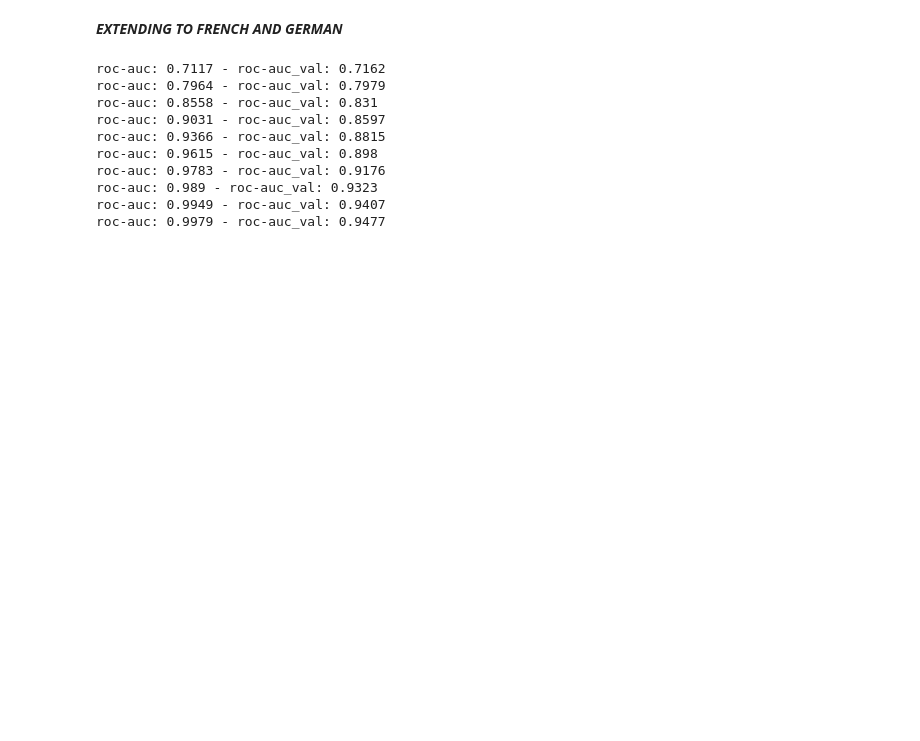
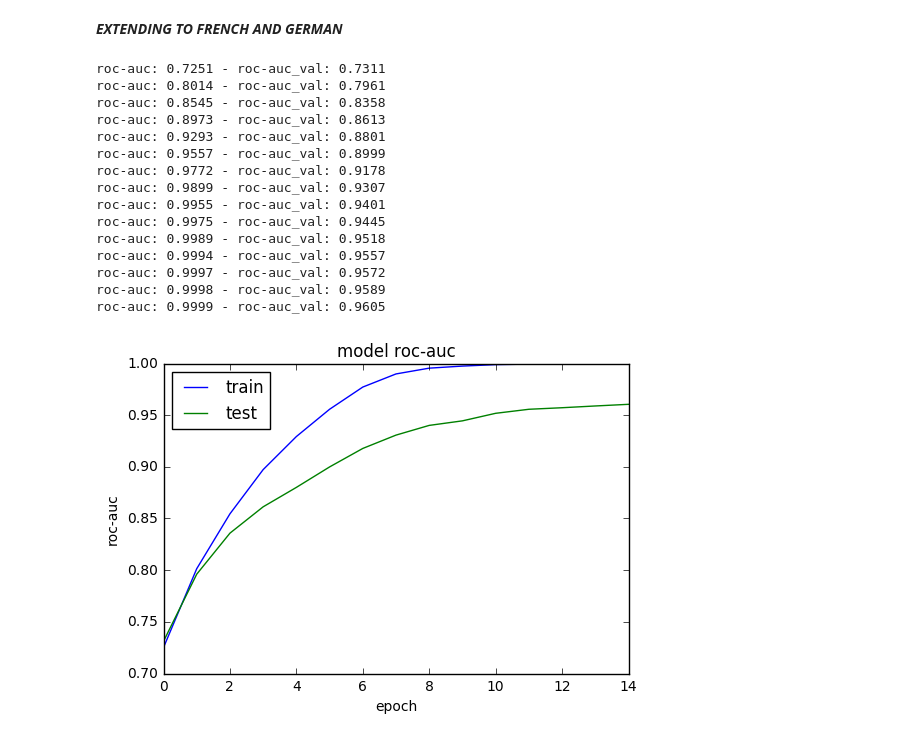
Before and after one commit to baroquerock/reuters-classification, a Jupyter notebook: reuters.ipynb, the cells around one changed output. Drawn from its saved outputs; the diff is of its cells as text; code cells hidden in the pictures; blank space fills up the shorter version.

Commit message:
learning

```diff
--- a/reuters.ipynb
+++ b/reuters.ipynb
@@ -532,22 +532,31 @@ maxlen = 650
 X_train_padded, X_test_padded, tokenizer = preprocessing_emb(df=reuters_df, on='text_wbw_fr')
 
 matrix_fr, vocab_fr = get_embedding_matrix(fr_embeddings, fr_word2id, tokenizer)
-model_emb = create_model_with_embeddings(matrix_fr)
+model_emb_fr = create_model_with_embeddings(matrix_fr)
 
-n_epochs = 10
+n_epochs = 15
 validation_data = (X_test_padded, y_test)
 training_data = (X_train_padded, y_train)
-history_emb = model_emb.fit(X_train_padded, y_train, batch_size=64, epochs=n_epochs,
+history_emb_fr = model_emb_fr.fit(X_train_padded, y_train, batch_size=64, epochs=n_epochs,
                     validation_data=validation_data, callbacks=[roc_callback(training_data=training_data,
                     validation_data=validation_data)], shuffle=True, verbose=0)
 # %% [output]
-roc-auc: 0.7117 - roc-auc_val: 0.7162
-roc-auc: 0.7964 - roc-auc_val: 0.7979
-roc-auc: 0.8558 - roc-auc_val: 0.831
-roc-auc: 0.9031 - roc-auc_val: 0.8597
-roc-auc: 0.9366 - roc-auc_val: 0.8815
-roc-auc: 0.9615 - roc-auc_val: 0.898
-roc-auc: 0.9783 - roc-auc_val: 0.9176
-roc-auc: 0.989 - roc-auc_val: 0.9323
-roc-auc: 0.9949 - roc-auc_val: 0.9407
-roc-auc: 0.9979 - roc-auc_val: 0.9477
+roc-auc: 0.7251 - roc-auc_val: 0.7311
+roc-auc: 0.8014 - roc-auc_val: 0.7961
+roc-auc: 0.8545 - roc-auc_val: 0.8358
+roc-auc: 0.8973 - roc-auc_val: 0.8613
+roc-auc: 0.9293 - roc-auc_val: 0.8801
+roc-auc: 0.9557 - roc-auc_val: 0.8999
+roc-auc: 0.9772 - roc-auc_val: 0.9178
+roc-auc: 0.9899 - roc-auc_val: 0.9307
+roc-auc: 0.9955 - roc-auc_val: 0.9401
+roc-auc: 0.9975 - roc-auc_val: 0.9445
+roc-auc: 0.9989 - roc-auc_val: 0.9518
+roc-auc: 0.9994 - roc-auc_val: 0.9557
+roc-auc: 0.9997 - roc-auc_val: 0.9572
+roc-auc: 0.9998 - roc-auc_val: 0.9589
+roc-auc: 0.9999 - roc-auc_val: 0.9605
+# %%
+plot_learning(history_emb_fr, metrics = [('roc-auc', 'val_roc-auc')])
+# %% [output]
+[figure, added]
```
Also changed, not shown: parts of 7 cells of this notebook.
